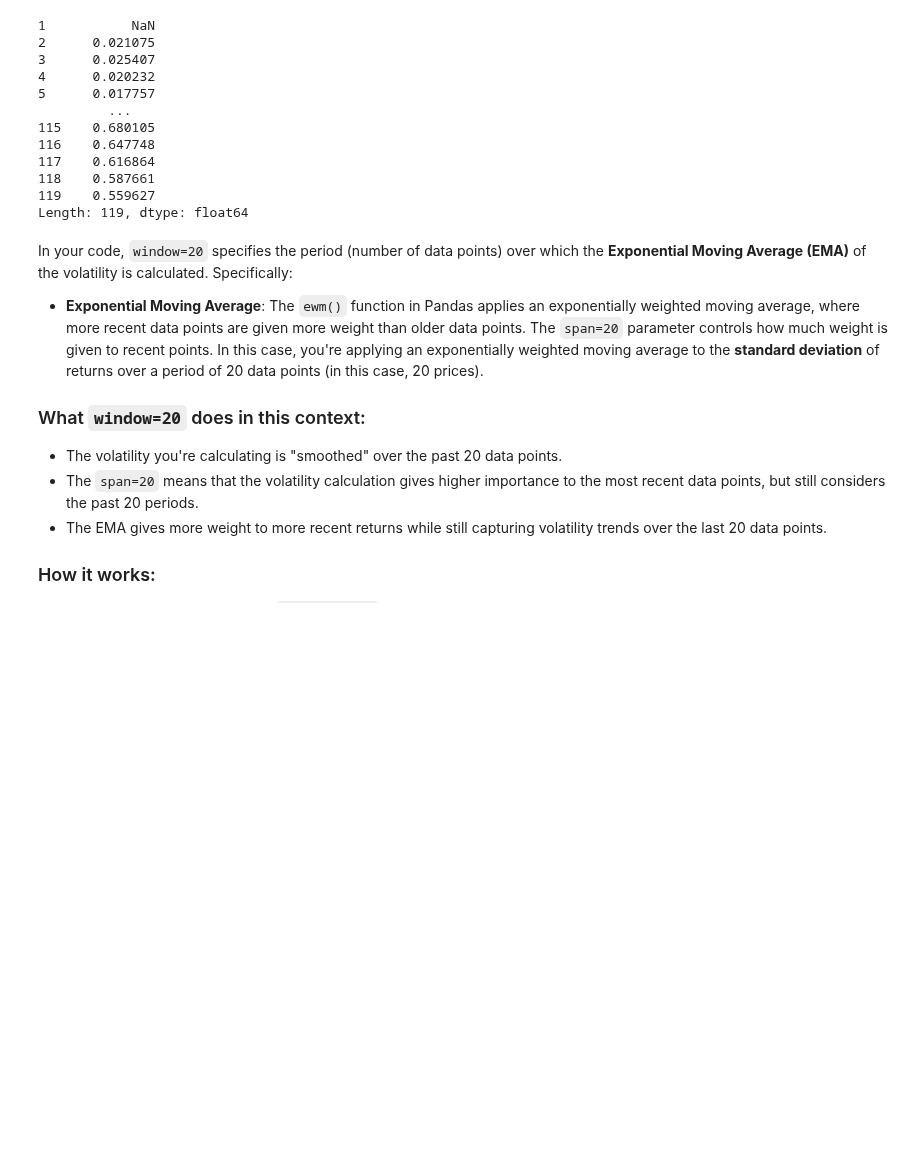
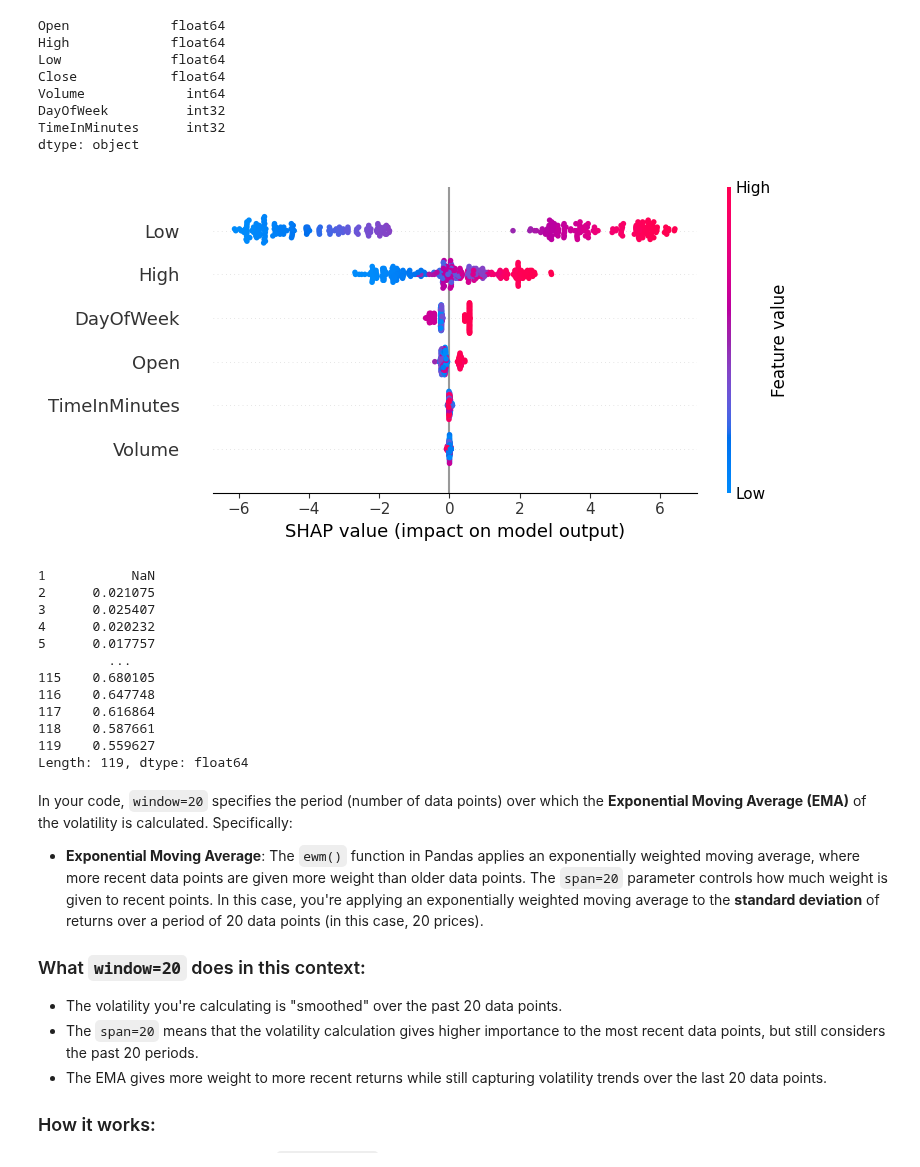
Before and after one commit to weip2008/LearnTorch, a Jupyter notebook: doc/stock.ipynb, the cells around one changed output. Drawn from its saved outputs; the diff is of its cells as text; code cells hidden in the pictures; blank space fills up the shorter version.

Commit message:
features selection idea

```diff
--- a/doc/stock.ipynb
+++ b/doc/stock.ipynb
@@ -1,3 +16,58 @@
+# %%
+import pandas as pd
+from sklearn.model_selection import train_test_split
+import xgboost as xgb
+import shap
+
+# Load your dataset
+data = pd.read_csv('../data/LULU_max_2024-05-28_2024-05-31_1m.csv')
+
+# Convert the 'Date' column to datetime
+data['Datetime'] = pd.to_datetime(data['Datetime'])
+
+# Extract useful features: day of the week and time in minutes
+data['DayOfWeek'] = data['Datetime'].dt.dayofweek  # Monday=0, Sunday=6
+data['TimeInMinutes'] = data['Datetime'].dt.hour * 60 + data['Datetime'].dt.minute  # Total minutes since midnight
+
+# Optionally drop the original date column if not needed
+data.drop(columns=['Datetime','Adj Close'], inplace=True)
+
+
+# Check data types
+print(data.dtypes)
+
+# Encode categorical features if necessary
+data = pd.get_dummies(data, drop_first=True)  # This will convert categorical variables to dummy variables
+
+# Ensure to use the correct target column name
+y = data['Close']  # Use the actual column name for the stock price
+X = data.drop(columns=['Close'])  # Drop the target column from features
+
+# Split into training and testing sets
+X_train, X_test, y_train, y_test = train_test_split(X, y, test_size=0.2, random_state=42)
+
+# Train the XGBoost model
+model = xgb.XGBRegressor(objective='reg:squarederror')
+model.fit(X_train, y_train)
+
+# Create a SHAP explainer
+explainer = shap.Explainer(model)
+
+# Compute SHAP values for the test set
+shap_values = explainer(X_test)
+
+# Visualize the SHAP values
+shap.summary_plot(shap_values, X_test)
+# %% [output]
+Open             float64
+High             float64
+Low              float64
+Close            float64
+Volume             int64
+DayOfWeek          int32
+TimeInMinutes      int32
+dtype: object
+[figure, added]
 # %%
 import pandas as pd
 
```
Also changed, not shown: parts of 2 cells of this notebook, 1 other file.
